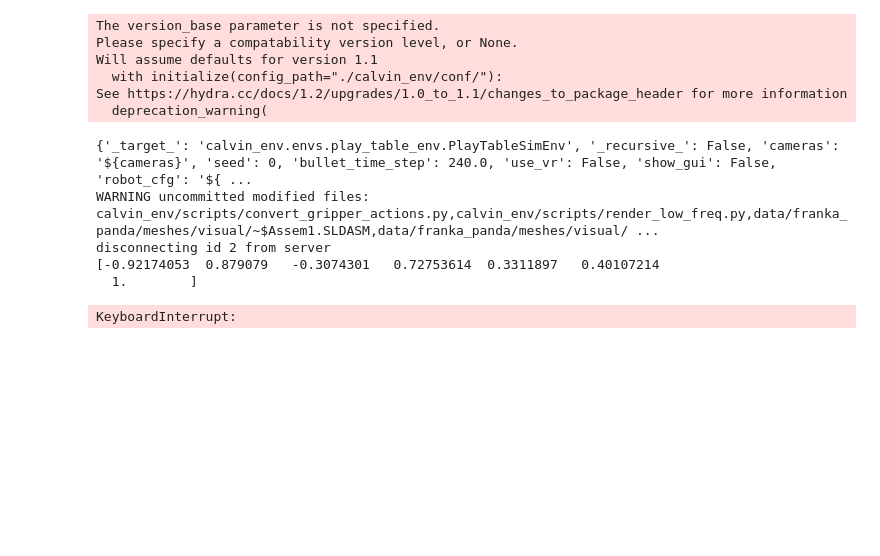
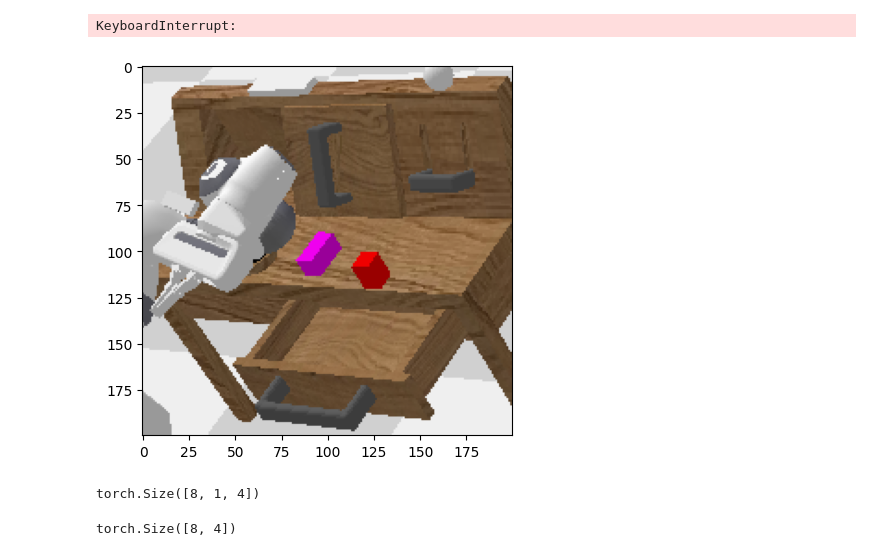
Before and after one commit to DonkeyU99/Off2OnCalvin, a Jupyter notebook: Guideline.ipynb, the cells around one changed output. Cells and saved outputs as stored; diff of their text form; code cells hidden in the pictures; blank space fills up the shorter version.

```diff
--- a/Guideline.ipynb
+++ b/Guideline.ipynb
@@ -100,4 +172,6 @@ disconnecting id 0 from server
 # %%
+%cd /content/drive/MyDrive/calvinoffon
+from dataset.calvin_dataset import CALVIN_dataset
 # 저장된 SAC 불러오는 것 구현해야함 지금 구현된건 Random Policy
 from easydict import EasyDict
 args = EasyDict()
@@ -110,12 +184,17 @@ args.target_update_interval = 1
 args.seed = 123456
 args.cuda = True
 args.hidden_size =256
-args.policy = 'Gaussian'
+args.n_tasks=34
+args.reduction_dim=39
+args.temp=0.5
+args.policy = 'Deterministic'
+
 
 import time
 import hydra
 import numpy as np
 import os
+import torch
 from google.colab.patches import cv2_imshow
 import matplotlib.pyplot as plt
 from IPython import display
@@ -126,6 +205,8 @@ sys.path.append("/content/drive/MyDrive/calvinoffon/calvin_env")
 
 ##Evaluation Code
 eval_dataset = np.load('./data/training.npz',allow_pickle=True)['arr_0']
+train_dataset = CALVIN_dataset('./data/training.npz')
+
 
 ##Retrieve agent : agent=torch.load(')
 
@@ -139,7 +220,7 @@ with initialize(config_path="./calvin_env/conf/"):
   cfg.env["show_gui"] = False
   cfg.env["use_vr"] = False
   cfg.env["use_scene_info"] = True
-  cfg.env['control_freq'] = 60
+  cfg.env['control_freq'] = 30
   print(cfg.env)
 
 import custom_calvin_env as calvin
@@ -155,54 +236,46 @@ env.reset()
 from language_soft_actor_critic import off2on_sac
 ####argument pass in Colab
 
-agent =off2on_sac.Off2On_SAC(39,384,32,64,env.action_space,args)
-
+agent =off2on_sac.Off2On_SAC(39,384,39,torch.zeros((34, 39)),env.action_space,args)
+agent.load_checkpoint('./checkpoints/sac_checkpoint_calvin_', evaluate=True)
 for epi_idx in np.random.permutation(len(eval_dataset)):
   episode = eval_dataset[epi_idx]
 
-  language_embedding = episode['emb']
+  language_embedding = torch.tensor(episode['emb'].reshape(1,-1))
   init_robot_obs = episode['robot_obs'][0,:]
   init_scene_obs = episode['scene_obs'][0,:]
   task = episode['task']
+  ##task idx
+  task_id = train_dataset.get_task_id(task)
 
   observation = env.reset(scene_obs=init_scene_obs,robot_obs=init_robot_obs)
   max_epi_length = 64
 
   curr_epi_length = 0
   done = False
   while not done and curr_epi_length < max_epi_length:
     #print(observation['robot_obs'].shape)
     #print(observation['scene_obs'].shape)
     #print(language_embedding.shape)
     #print(np.concatenate([observation['robot_obs'],observation['scene_obs']]).shape)
     state = np.concatenate([observation['robot_obs'],observation['scene_obs']]).reshape(1,-1)
 
-    action = agent.select_action(state,language_embedding)
+    action = agent.select_action(observation,torch.tensor(task_id).unsqueeze(0))
     if(action[-1]>0):
       action[-1]=1
     else:
       action[-1]=-1
 
     print(action)
 
     observation, reward, done, info = env.step(action)
     #The observation is given as a dictionary with different values
     rgb = env.render(mode="rgb_array")[:,:,:]#::-1
     display.clear_output(wait=True)
     display.display(plt.gcf())
     print(f"Current Task - {task}")
     plt.imshow(rgb)
     curr_epi_length += 1
 # %% [output]
-The version_base parameter is not specified.
-Please specify a compatability version level, or None.
-Will assume defaults for version 1.1
-  with initialize(config_path="./calvin_env/conf/"):
-See https://hydra.cc/docs/1.2/upgrades/1.0_to_1.1/changes_to_package_header for more information
-  deprecation_warning(
+KeyboardInterrupt:
-{'_target_': 'calvin_env.envs.play_table_env.PlayTableSimEnv', '_recursive_': False, 'cameras': '${cameras}', 'seed': 0, 'bullet_time_step': 240.0, 'use_vr': False, 'show_gui': False, 'robot_cfg': '${ ...
-WARNING uncommitted modified files: calvin_env/scripts/convert_gripper_actions.py,calvin_env/scripts/render_low_freq.py,data/franka_panda/meshes/visual/~$Assem1.SLDASM,data/franka_panda/meshes/visual/ ...
-disconnecting id 2 from server
-[-0.92174053  0.879079   -0.3074301   0.72753614  0.3311897   0.40107214
-  1.        ]
-KeyboardInterrupt:
+[figure, added]
@@ -208,0 +286,10 @@ KeyboardInterrupt:
+# %%
+t = torch.randint(L - 1, (B, 1, 1)).to(cont_s.device) + 1
+t.repeat(1, 1, D).shape
+# %% [output]
+torch.Size([8, 1, 4])
+# %%
+cont_s_t = torch.gather(cont_s, dim=1, index=t.repeat(1, 1, D)).squeeze(1)
+cont_s_t.shape
+# %% [output]
+torch.Size([8, 4])
```
Also changed, not shown: parts of 19 cells of this notebook, 1 other file.
